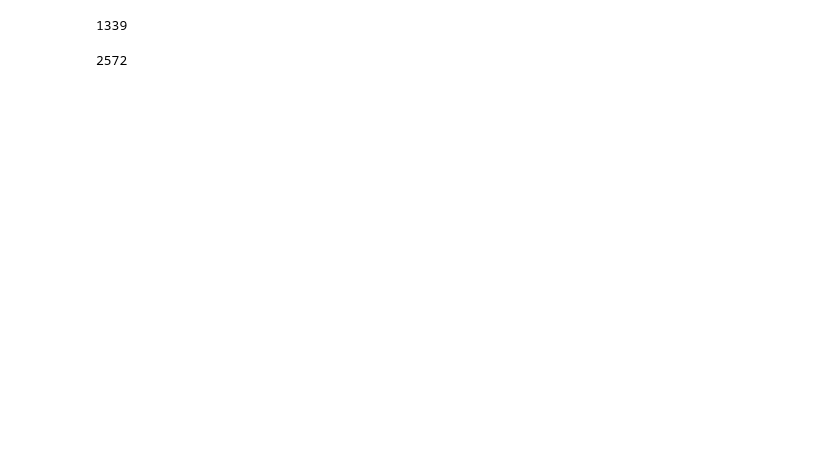
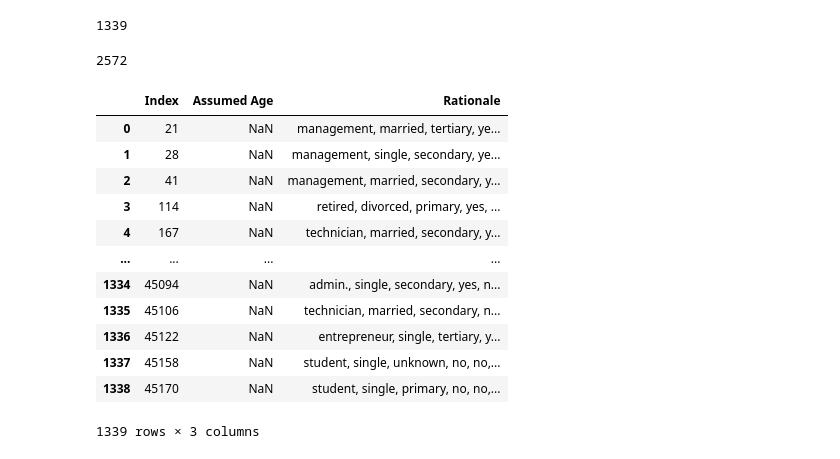
Before and after one commit to jorgeroldan5/Data-Science-Programming-ADS-500B---Final-Project, a Jupyter notebook: Data-cleaning.ipynb, the cells around one changed output. Saved outputs shown, nothing was run; the diff lists cells and outputs as text; code cells hidden in the pictures; blank space fills up the shorter version.

```diff
--- a/Data-cleaning.ipynb
+++ b/Data-cleaning.ipynb
@@ -183,7 +183,7 @@ Name: contact, Length: 45211, dtype: object
 # Create balance_range column
 balance_min = dataset1['balance'].min()
 balance_max = dataset1['balance'].max()
-balance_step = 100
+balance_step = 500
 bins = np.arange(balance_min, balance_max + balance_step, balance_step)
 labels = [f'{i}-{i + balance_step - 1}' for i in bins[:-1]]
 testing['balance_range'] = pd.cut(testing['balance'], bins=bins, right=False, labels=labels)
@@ -199,7 +199,7 @@ testing.loc[testing['default'].isna(), 'default'] = 'no'
 # Fill missing values in numeric columns with group means
 numeric_column = ['age']
 for col in numeric_column:
-    testing[col] = testing.groupby(['job', 'marital', 'education', 'housing', 'loan'])[col].transform(lambda x: x.fillna(x.mean()))
+    testing[col] = testing.groupby(['job', 'marital', 'education', 'housing', 'loan', 'balance_range'])[col].transform(lambda x: x.fillna(x.mean()))
 
 # Check if there are still any missing values
 testing_na = testing[testing.isna().any(axis=1)]
@@ -225,7 +242,7 @@ testing2 = dataset1.copy()
 # Create balance_range column
 balance_min = dataset1['balance'].min()
 balance_max = dataset1['balance'].max()
-balance_step = 100
+balance_step = 500
 bins = np.arange(balance_min, balance_max + balance_step, balance_step)
 labels = [f'{i}-{i + balance_step - 1}' for i in bins[:-1]]
 testing2['balance_range'] = pd.cut(testing2['balance'], bins=bins, right=False, labels=labels)
@@ -254,7 +271,7 @@ for col in numeric_column:
 
         if pd.isna(row[col]):
             age_replacement_cnt += 1
-            group_key = (row['job'], row['marital'], row['education'], row['housing'], row['loan'])
+            group_key = (row['job'], row['marital'], row['education'], row['housing'], row['loan'], row['balance_range'])
             assumed_age = group_means.get(group_key, np.nan)
             rationale = ', '.join(map(str, group_key))
             replacement_tracking.loc[len(replacement_tracking)] = [row.name, assumed_age, rationale]
@@ -271,9 +288,9 @@ testing2.loc[testing2['default'].isna() & (testing2['balance'] < 100) & (testing
 testing2.loc[testing2['default'].isna(), 'default'] = 'no'
 
 # Fill missing values in numeric columns with group means
-numeric_columns = ['age', 'balance']
+numeric_columns = ['age']
 for col in numeric_columns:
-    testing2[col] = testing2.groupby(['job', 'marital', 'education', 'housing', 'loan'])[col].transform(lambda x: x.fillna(x.mean()))
+    testing2[col] = testing2.groupby(['job', 'marital', 'education', 'housing', 'loan', 'balance_range'])[col].transform(lambda x: x.fillna(x.mean()))
 
 # Check if there are still any missing values
 testing2_na = testing2[testing2.isna().any(axis=1)]
@@ -304,3 +321,19 @@ age_replacement_cnt
 data_na['age'].count()
 # %% [output]
 2572
+# %%
+replacement_tracking
+# %% [output]
+|  | Index | Assumed Age | Rationale |
+| 0 | 21 | NaN | management, married, tertiary, ye... |
+| 1 | 28 | NaN | management, single, secondary, ye... |
+| 2 | 41 | NaN | management, married, secondary, y... |
+| 3 | 114 | NaN | retired, divorced, primary, yes, ... |
+| 4 | 167 | NaN | technician, married, secondary, y... |
+| ... | ... | ... | ... |
+| 1334 | 45094 | NaN | admin., single, secondary, yes, n... |
+| 1335 | 45106 | NaN | technician, married, secondary, n... |
+| 1336 | 45122 | NaN | entrepreneur, single, tertiary, y... |
+| 1337 | 45158 | NaN | student, single, unknown, no, no,... |
+| 1338 | 45170 | NaN | student, single, primary, no, no,... |
+1339 rows × 3 columns
```
Also changed, not shown: parts of 3 cells of this notebook.
